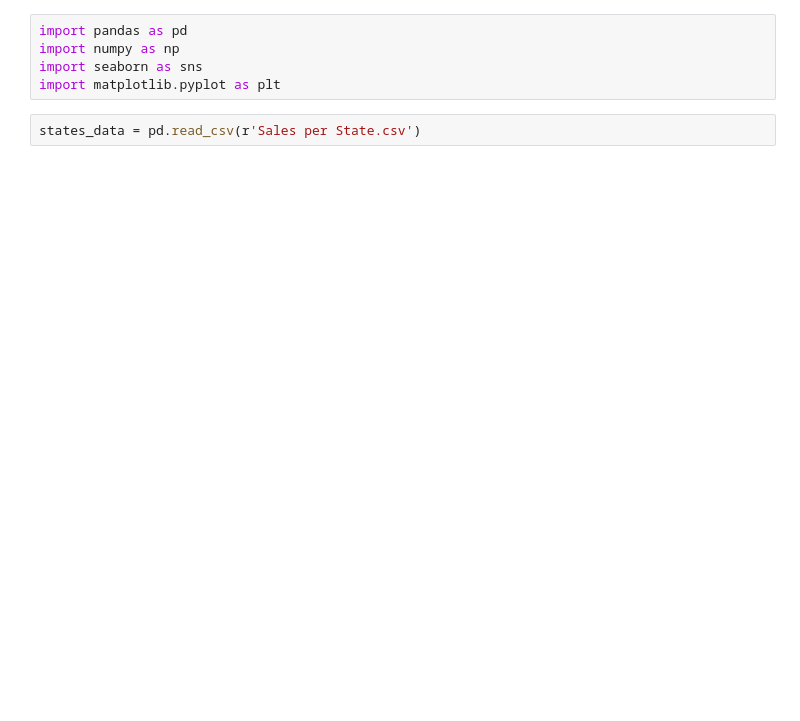
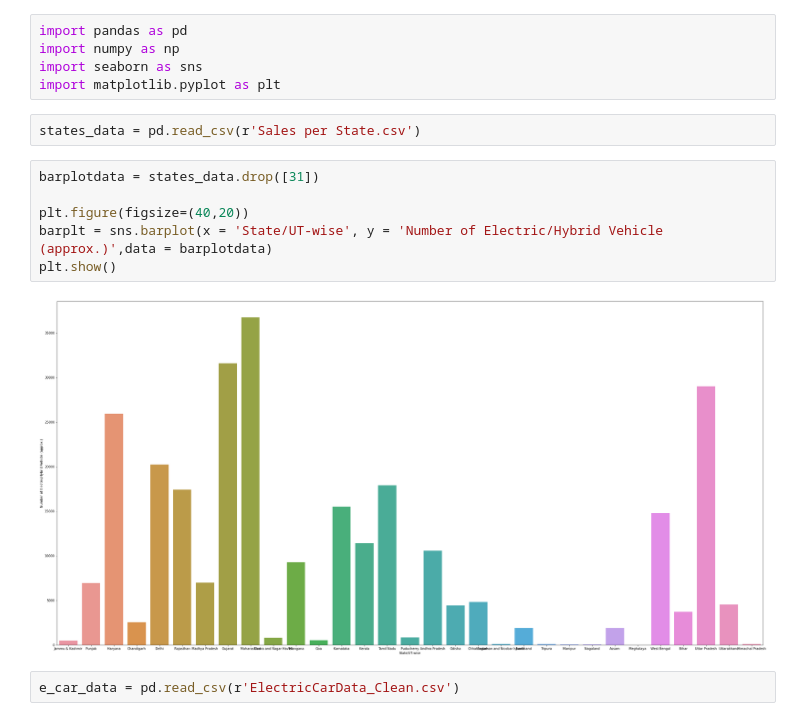
Before and after one commit to PranavUnkule/Feynn-Labs-Taks---2, a Jupyter notebook: EDA.ipynb, the cells around one changed output. Cells and saved outputs as stored; diff of their text form; blank space fills up the shorter version.

```diff
--- a/EDA.ipynb
+++ b/EDA.ipynb
@@ -5,3 +5,13 @@ import seaborn as sns
 import matplotlib.pyplot as plt
 # %%
 states_data = pd.read_csv(r'Sales per State.csv')
+# %%
+barplotdata = states_data.drop([31])
+
+plt.figure(figsize=(40,20))
+barplt = sns.barplot(x = 'State/UT-wise', y = 'Number of Electric/Hybrid Vehicle (approx.)',data = barplotdata)
+plt.show()
+# %% [output]
+[figure, added]
+# %%
+e_car_data = pd.read_csv(r'ElectricCarData_Clean.csv')
```
Also changed, not shown: parts of 10 cells of this notebook, 2 other files.
